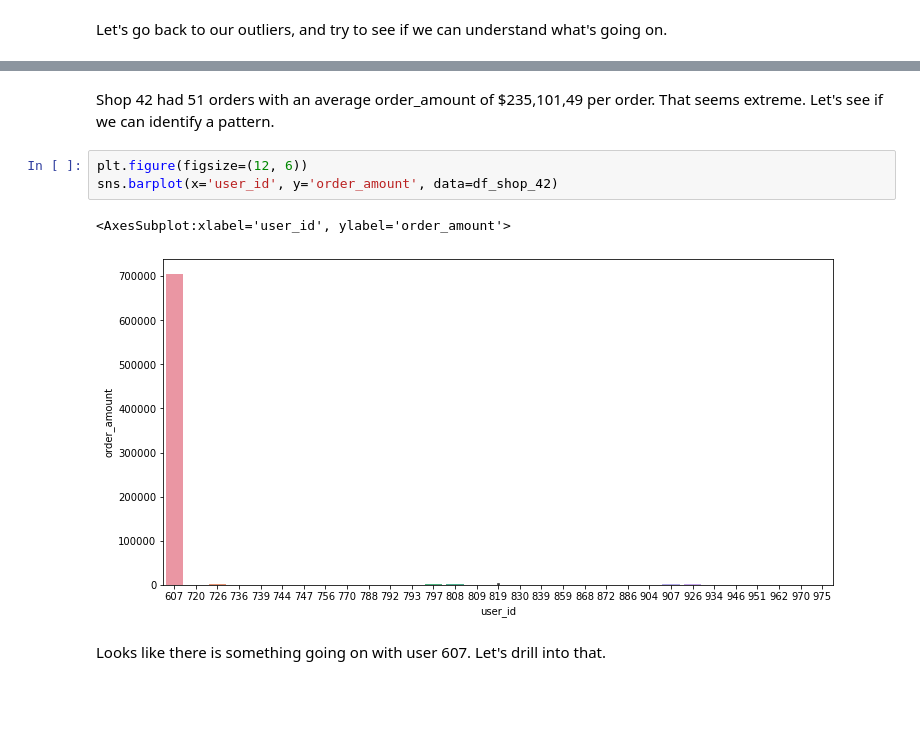
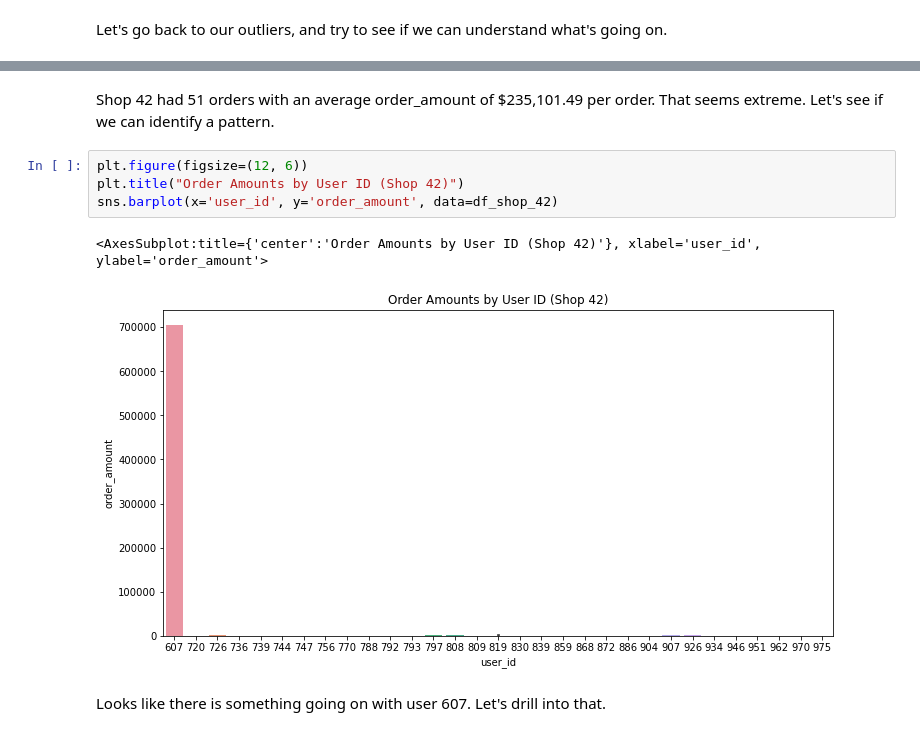
Before and after one commit to semacki2/20220511_Shopify_Project, a Jupyter notebook: spotify_project.ipynb, the cells around one changed output, grey strips where cells are left out. Drawn from its saved outputs; the diff is of its cells as text; blank space fills up the shorter version.

```diff
--- a/spotify_project.ipynb
+++ b/spotify_project.ipynb
@@ -402,13 +405,14 @@ df_shop_42.describe(include='all', datetime_is_numeric=True)
 | max | 4883.000000 | 42.0 | 975.000000 | 704000.000000 | 2000.000000 | NaN | 2017-03-28 04:00:00 | 352.0 |
 | std | 1484.456801 | 0.0 | 125.993044 | 334860.641587 | 951.308641 | NaN | NaN | 0.0 |
 # %% [markdown]
-Shop 42 had 51 orders with an average order_amount of $235,101,49 per order. That seems extreme. Let's see if we can identify a pattern.
+Shop 42 had 51 orders with an average order_amount of $235,101.49 per order. That seems extreme. Let's see if we can identify a pattern.
 # %%
 plt.figure(figsize=(12, 6))
+plt.title("Order Amounts by User ID (Shop 42)")
 sns.barplot(x='user_id', y='order_amount', data=df_shop_42)
 # %% [output]
-<AxesSubplot:xlabel='user_id', ylabel='order_amount'>
+<AxesSubplot:title={'center':'Order Amounts by User ID (Shop 42)'}, xlabel='user_id', ylabel='order_amount'>
-[figure, old version]
+[figure, new version]
 # %% [markdown]
 Looks like there is something going on with user 607. Let's drill into that.
 # %%
```
Also changed, not shown: parts of 21 cells of this notebook.
